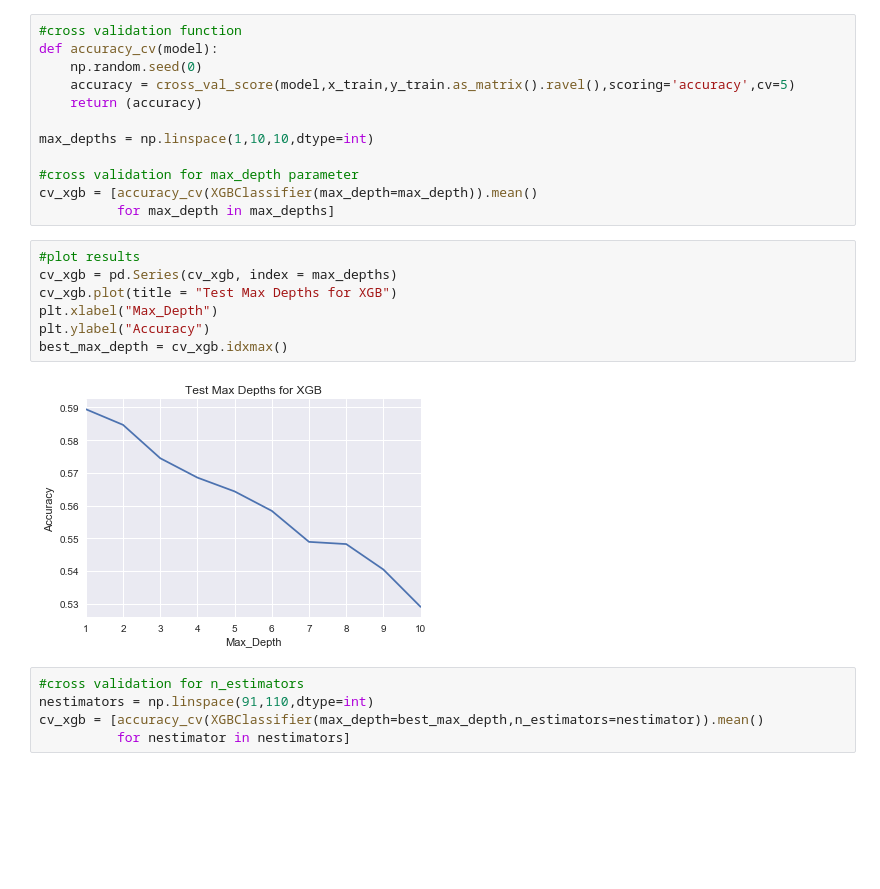
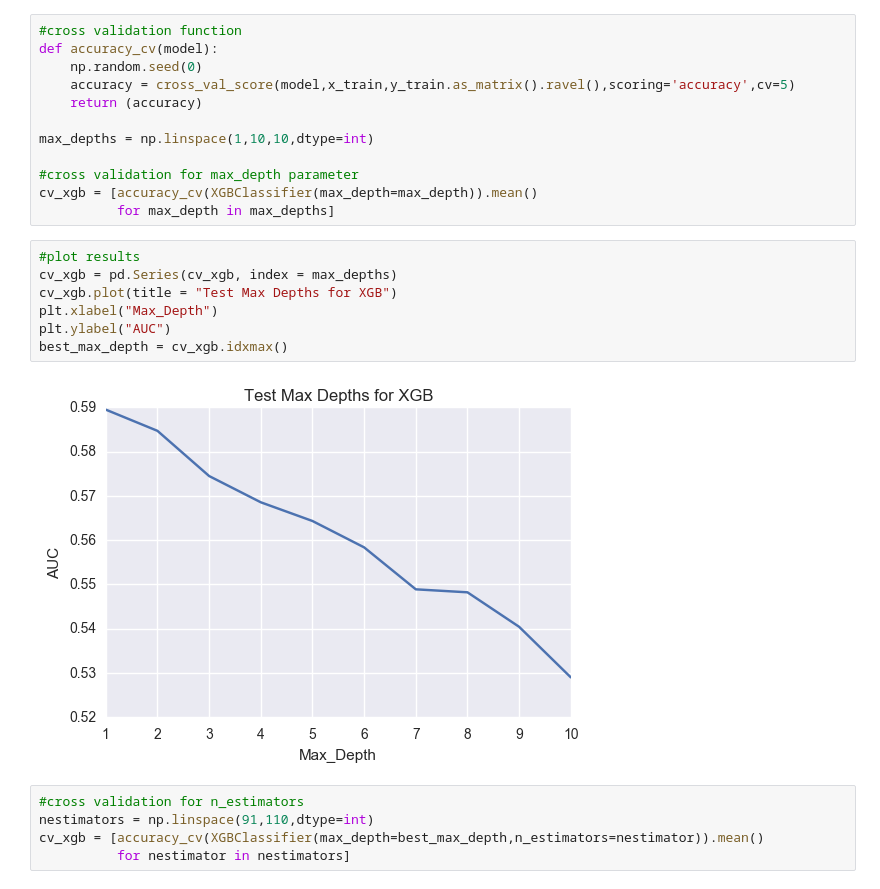
Before and after one commit to p3ntak/dataMiningFinal, a Jupyter notebook: Final.ipynb, the cells around one changed output. Cells and saved outputs as stored; diff of their text form; blank space fills up the shorter version.

```diff
--- a/Final.ipynb
+++ b/Final.ipynb
@@ -442,12 +447,12 @@ cv_xgb = [accuracy_cv(XGBClassifier(max_depth=max_depth)).mean()
 # %%
 #plot results
 cv_xgb = pd.Series(cv_xgb, index = max_depths)
 cv_xgb.plot(title = "Test Max Depths for XGB")
 plt.xlabel("Max_Depth")
-plt.ylabel("Accuracy")
+plt.ylabel("AUC")
 best_max_depth = cv_xgb.idxmax()
 # %% [output]
-[figure, old version]
+[figure, new version]
 # %%
 #cross validation for n_estimators
 nestimators = np.linspace(91,110,dtype=int)
```
Also changed, not shown: parts of 23 cells of this notebook.
